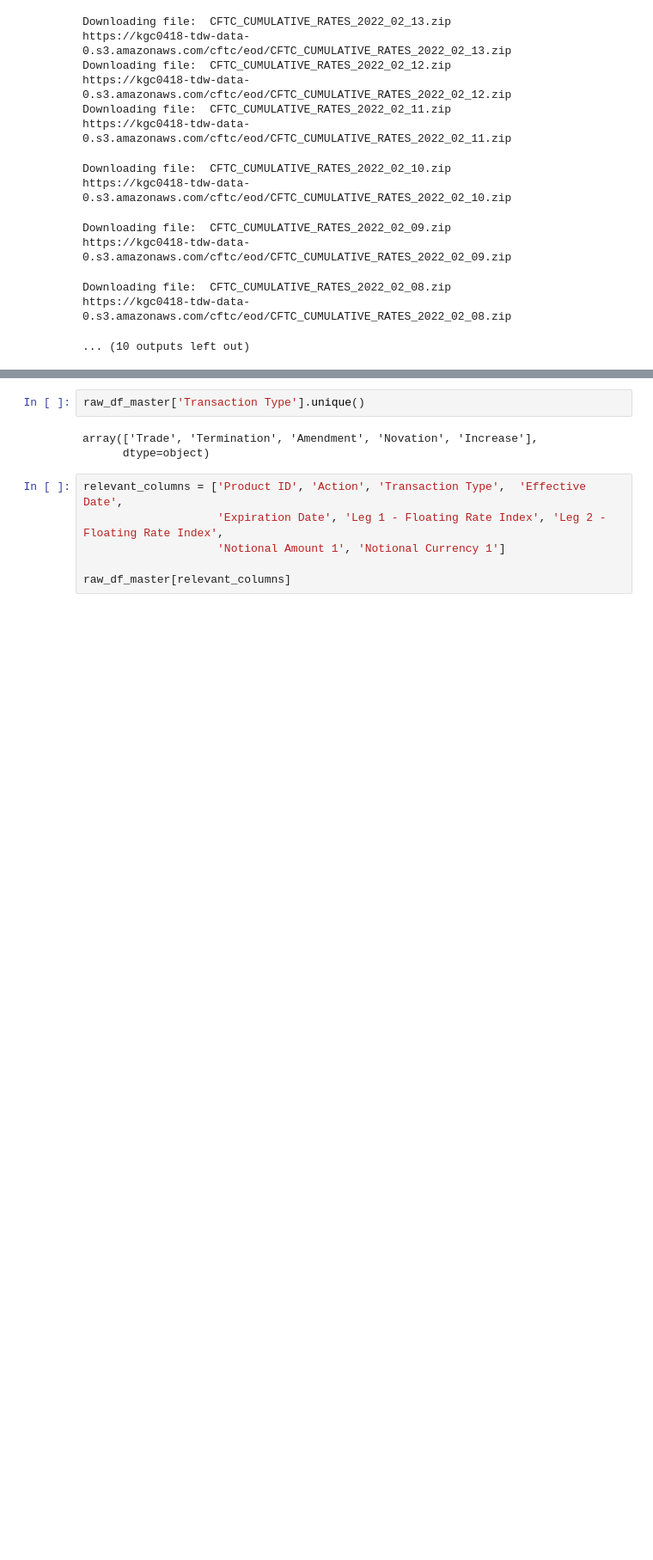
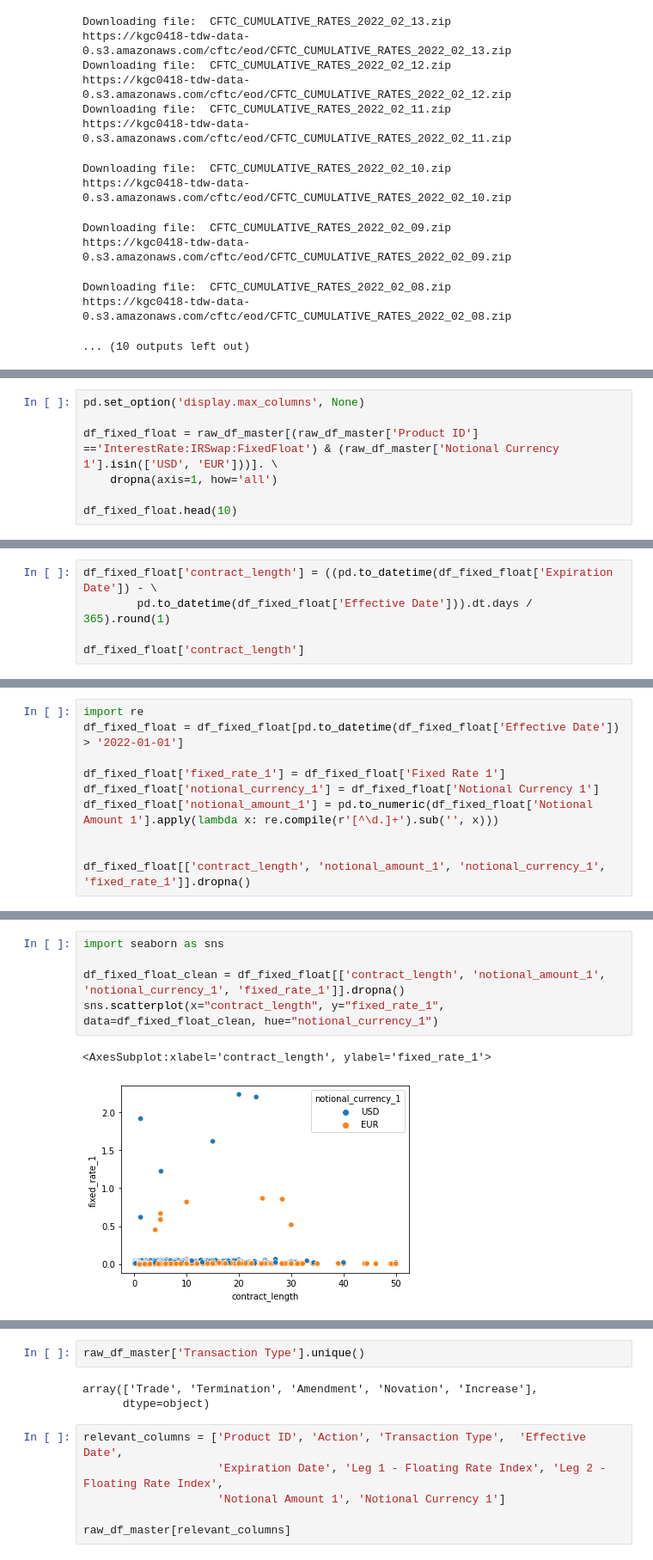
Before and after one commit to drastorguev/nqis_simple_app, a Jupyter notebook: Notebooks/EDA-2.ipynb, the cells around one changed output, grey strips where cells are left out. Shown at 86% size. Cells and saved outputs as stored; diff of their text form; blank space fills up the shorter version.

```diff
--- a/Notebooks/EDA.ipynb
+++ b/Notebooks/EDA-2.ipynb
@@ -118,0 +157,7 @@ raw_df_master
+# %%
+pd.set_option('display.max_columns', None)
+
+df_fixed_float = raw_df_master[(raw_df_master['Product ID'] =='InterestRate:IRSwap:FixedFloat') & (raw_df_master['Notional Currency 1'].isin(['USD', 'EUR']))]. \
+    dropna(axis=1, how='all')
+
+df_fixed_float.head(10)
@@ -118,0 +176,5 @@ raw_df_master
+# %%
+df_fixed_float['contract_length'] = ((pd.to_datetime(df_fixed_float['Expiration Date']) - \
+        pd.to_datetime(df_fixed_float['Effective Date'])).dt.days / 365).round(1)
+
+df_fixed_float['contract_length']
@@ -118,0 +210,10 @@ raw_df_master
+# %%
+import re
+df_fixed_float = df_fixed_float[pd.to_datetime(df_fixed_float['Effective Date']) > '2022-01-01']
+
+df_fixed_float['fixed_rate_1'] = df_fixed_float['Fixed Rate 1']
+df_fixed_float['notional_currency_1'] = df_fixed_float['Notional Currency 1']
+df_fixed_float['notional_amount_1'] = pd.to_numeric(df_fixed_float['Notional Amount 1'].apply(lambda x: re.compile(r'[^\d.]+').sub('', x)))
+
+
+df_fixed_float[['contract_length', 'notional_amount_1', 'notional_currency_1', 'fixed_rate_1']].dropna()
@@ -118,0 +234,8 @@ raw_df_master
+# %%
+import seaborn as sns
+
+df_fixed_float_clean = df_fixed_float[['contract_length', 'notional_amount_1', 'notional_currency_1', 'fixed_rate_1']].dropna()
+sns.scatterplot(x="contract_length", y="fixed_rate_1", data=df_fixed_float_clean, hue="notional_currency_1")
+# %% [output]
+<AxesSubplot:xlabel='contract_length', ylabel='fixed_rate_1'>
+[figure, added]
```
Also changed, not shown: parts of 16 cells of this notebook, 3 other files.
